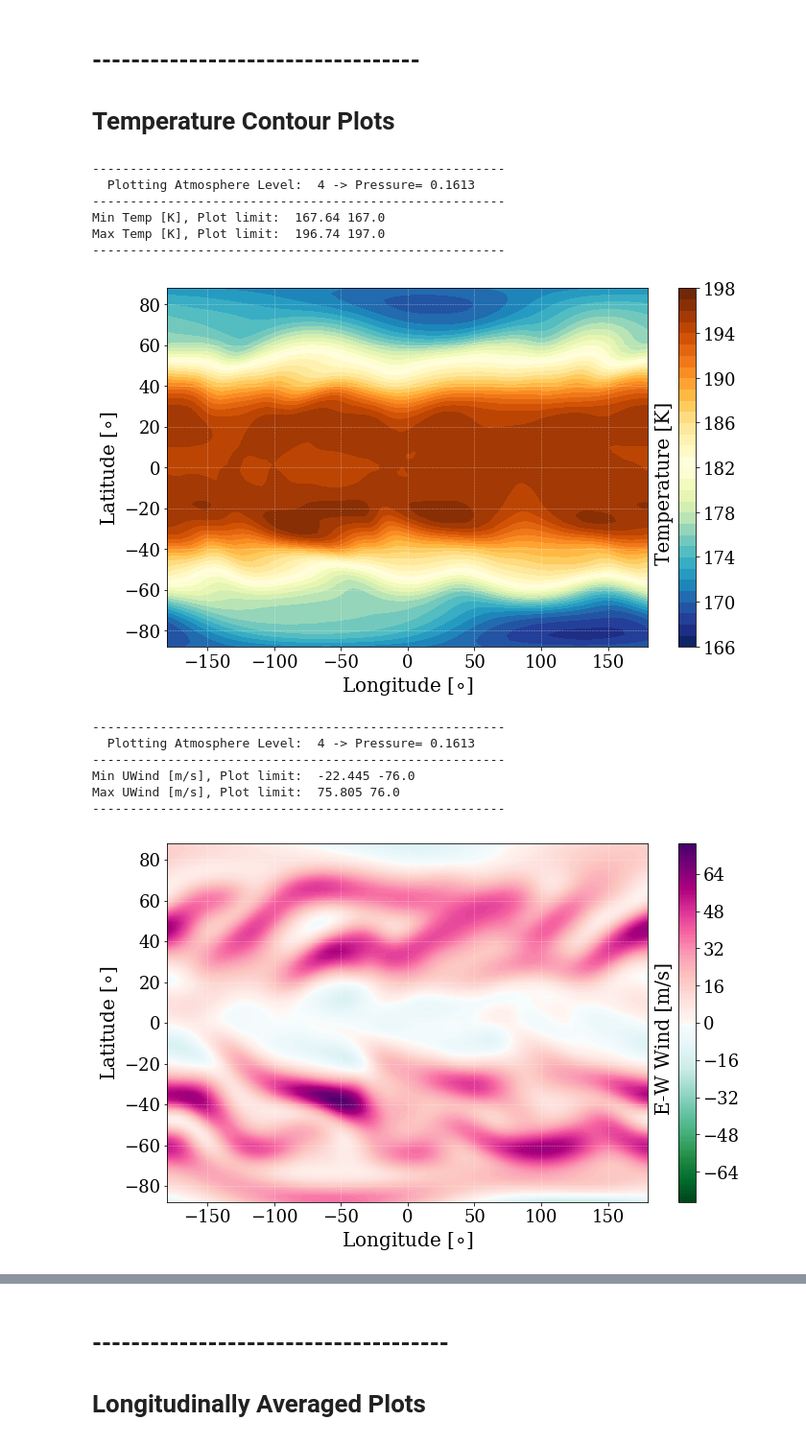
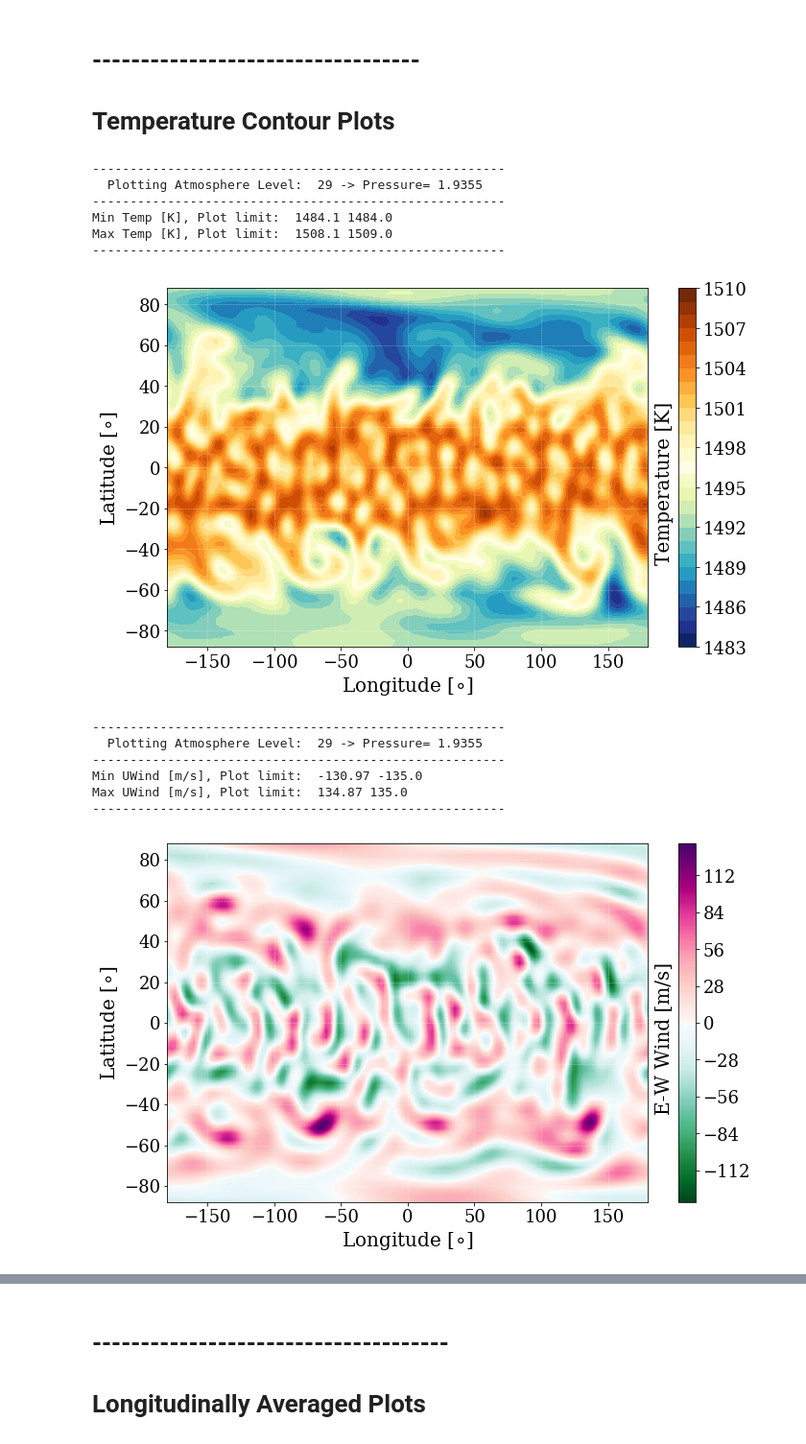
Before and after one commit to emily-rauscher/GCM_plots, a Jupyter notebook: PLOTS.ipynb, the cells around one changed output, grey strips where cells are left out. Shown at 96% size. Saved outputs shown, nothing was run; the diff lists cells and outputs as text; code cells hidden in the pictures.

```diff
--- a/PLOTS.ipynb
+++ b/PLOTS.ipynb
@@ -16,7 +16,7 @@ Surface Press [bar]:1.0
 # %%
 from igcm_Plot import igcm_Plot
 
-lev=4
+lev=29
 
 plot=0              #0=temp, 1=U wind, 2=V wind, 3=streamplot
 
@@ -69,42 +69,42 @@ ptype='UWIND'
 #cbarM=33.0
 savename=path+runname+'/'+ptype+str(int(lev))+pstyle+'.pdf'
 
 igcm_Plot(plot,lon_arr,lat_arr,p_BAR,data_26,lev,latcenter,loncenter,ex,units_a,units_t,units_w,freeze,
           savefig,savename,ortho,ver,cbarL,cbarM,cbar_even,ncolors,vfrac,False)
 ###########################
 plot=2
 ptype='VWIND'
 #cbarL=-33.0
 #cbarM=33.0
 savename=path+runname+'/'+ptype+str(int(lev))+pstyle+'.pdf'
 
 igcm_Plot(plot,lon_arr,lat_arr,p_BAR,data_26,lev,latcenter,loncenter,ex,units_a,units_t,units_w,freeze,
           savefig,savename,ortho,ver,cbarL,cbarM,cbar_even,ncolors,vfrac,False)
 ###########################
 plot=3
 ptype='STREAM'
 #cbarL=245.0
 #cbarM=305.0
 if ortho==True:
     savename=path+runname+'/'+ptype+str(int(lev))+pstyle+'.png'
 else:
     savename=path+runname+'/'+ptype+str(int(lev))+pstyle+'.pdf'
 
 igcm_Plot(plot,lon_arr,lat_arr,p_BAR,data_26,lev,latcenter,loncenter,ex,units_a,units_t,units_w,freeze,
           savefig,savename,ortho,ver,cbarL,cbarM,cbar_even,ncolors,vfrac,False)
 # %% [output]
 -------------------------------------------------------
-  Plotting Atmosphere Level:  4 -> Pressure= 0.1613
+  Plotting Atmosphere Level:  29 -> Pressure= 1.9355
 -------------------------------------------------------
-Min Temp [K], Plot limit:  167.64 167.0
-Max Temp [K], Plot limit:  196.74 197.0
+Min Temp [K], Plot limit:  1484.1 1484.0
+Max Temp [K], Plot limit:  1508.1 1509.0
 -------------------------------------------------------
-[figure, old version]
+[figure, new version]
 -------------------------------------------------------
-  Plotting Atmosphere Level:  4 -> Pressure= 0.1613
+  Plotting Atmosphere Level:  29 -> Pressure= 1.9355
 -------------------------------------------------------
-Min UWind [m/s], Plot limit:  -22.445 -76.0
-Max UWind [m/s], Plot limit:  75.805 76.0
+Min UWind [m/s], Plot limit:  -130.97 -135.0
+Max UWind [m/s], Plot limit:  134.87 135.0
 -------------------------------------------------------
-[figure, old version]
+[figure, new version]
 -------------------------------------------------------
```
Also changed, not shown: parts of 5 cells of this notebook, 1 other file.
